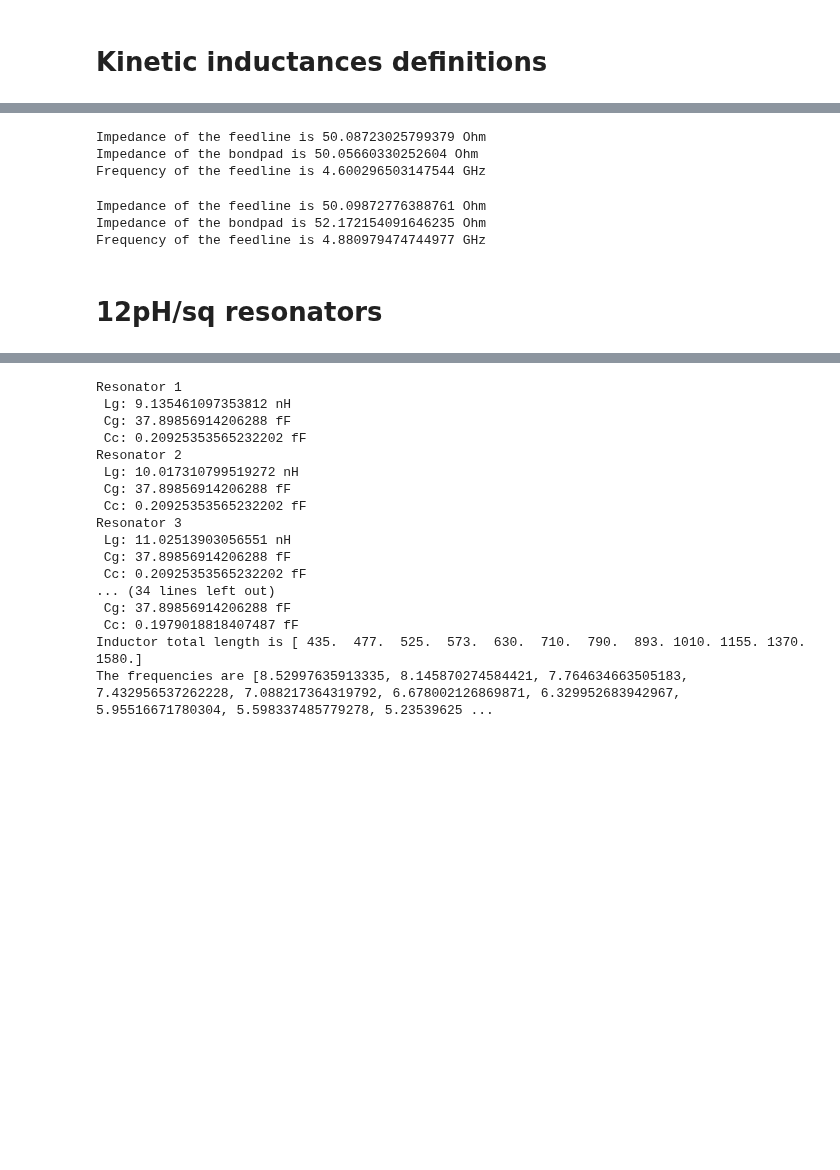
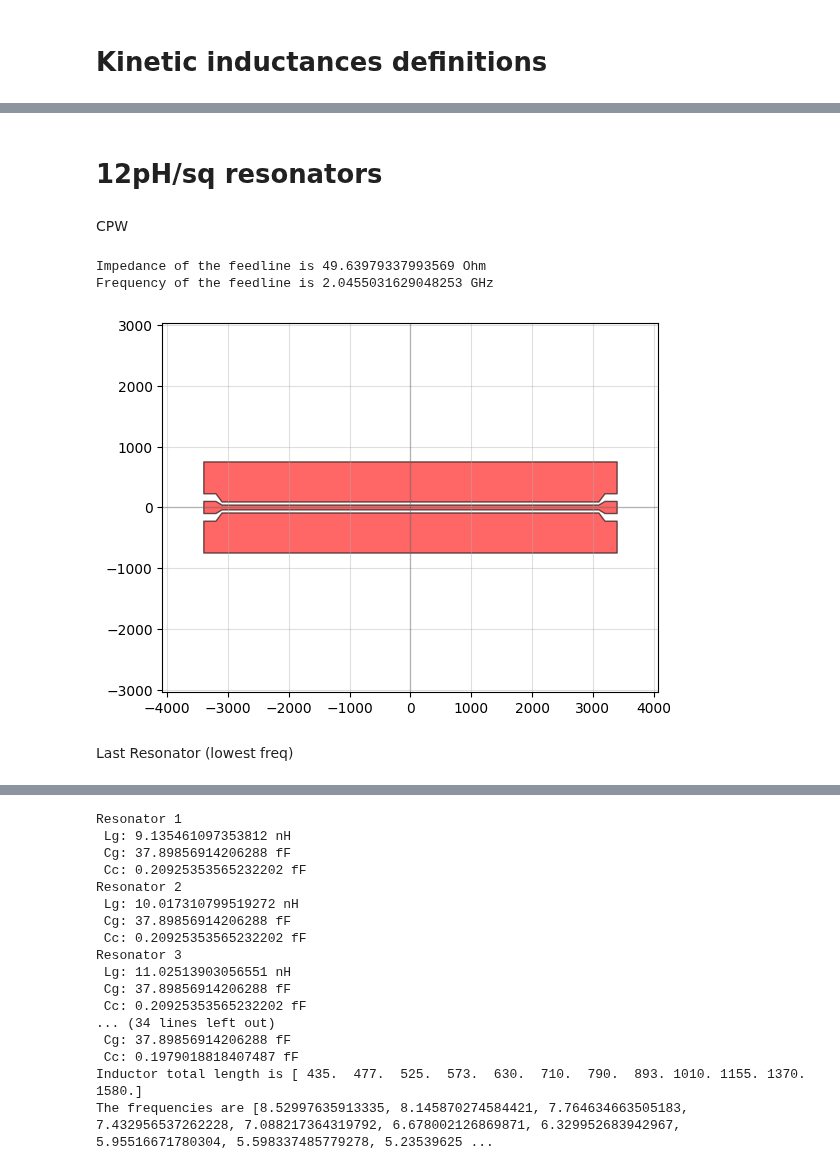
Before and after one commit to cbelo/resonators, a Jupyter notebook: 20240420-chips/design_chips.ipynb, the cells around one changed output, grey strips where cells are left out. Cells and saved outputs as stored; diff of their text form; code cells hidden in the pictures; blank space fills up the shorter version.

```diff
--- a/20240420-chips/design_chips.ipynb
+++ b/20240420-chips/design_chips.ipynb
@@ -85,36 +33,35 @@ Frequency of the feedline is 1.8087534382294541 GHz
-# %%
-# 61pH/sq on Ge!!
-FeedlineWidth61 = 87
-FeedlineLength61  = 5700
-FeedlineGap61 = 5
-FeedlineTaperLength61 =  100
-BondpadWidth61 =  184
-BondpadLength61 = 100
-BondpadGap61 = 100
-
-print('Impedance of the feedline is', impedance_CPW(FeedlineWidth61*1e-6, FeedlineGap61*1e-6, epsilon_r_Ge, thickness_subs_Ge, ind_kin_sq=Lk_61), 'Ohm')
-print('Impedance of the bondpad is', impedance_CPW(BondpadWidth61*1e-6, BondpadGap61*1e-6, epsilon_r_Ge, thickness_subs_Ge, ind_kin_sq=Lk_61), 'Ohm')
-print('Frequency of the feedline is', resonance_freq_CPW(FeedlineWidth61*1e-6, FeedlineGap61*1e-6, epsilon_r_Ge, thickness_subs_Ge, ind_kin_sq=Lk_61, length_CPW=(FeedlineLength61 + FeedlineTaperLength61 + BondpadLength61)*1e-6)/1e9, 'GHz')
-# %% [output]
-Impedance of the feedline is 50.08723025799379 Ohm
-Impedance of the bondpad is 50.05660330252604 Ohm
-Frequency of the feedline is 4.600296503147544 GHz
-# %%
-# 232pH/sq
-FeedlineWidth232 = 330
-FeedlineLength232  = 5700
-FeedlineGap232 = 5
-FeedlineTaperLength232 =  100
-BondpadWidth232 =  450
-BondpadLength232 = 100
-BondpadGap232 = 50
-
-print('Impedance of the feedline is', impedance_CPW(FeedlineWidth232*1e-6, FeedlineGap232*1e-6, epsilon_r_Si, thickness_subs_Si, ind_kin_sq=Lk_232), 'Ohm')
-print('Impedance of the bondpad is', impedance_CPW(BondpadWidth232*1e-6, BondpadGap232*1e-6, epsilon_r_Si, thickness_subs_Si, ind_kin_sq=Lk_232), 'Ohm')
-print('Frequency of the feedline is', resonance_freq_CPW(FeedlineWidth232*1e-6, FeedlineGap232*1e-6, epsilon_r_Si, thickness_subs_Si, ind_kin_sq=Lk_232, length_CPW=(FeedlineLength232 + FeedlineTaperLength232 + BondpadLength232)*1e-6)/1e9, 'GHz')
-# %% [output]
-Impedance of the feedline is 50.09872776388761 Ohm
-Impedance of the bondpad is 52.172154091646235 Ohm
-Frequency of the feedline is 4.880979474744977 GHz
 # %% [markdown]
 # 12pH/sq resonators
+# %% [markdown]
+CPW
+# %%
+FeedlineWidth12 = 80
+FeedlineLength12  = 6200
+FeedlineGap12 = 50
+FeedlineTaperLength12 =  100
+BondpadWidth12 =  200
+BondpadLength12 = 200
+BondpadGap12 = 200*50/80
+
+print('Impedance of the feedline is', impedance_CPW(FeedlineWidth12*1e-6, FeedlineGap12*1e-6, epsilon_r_Si, thickness_subs_Si, ind_kin_sq=Lk_12), 'Ohm')
+print('Frequency of the feedline is', resonance_freq_CPW(FeedlineWidth12*1e-6, FeedlineGap12*1e-6, epsilon_r_Si, thickness_subs_Si, ind_kin_sq=Lk_12, length_CPW=(FeedlineLength12 + FeedlineTaperLength12 + BondpadLength12)*1e-6)/1e9, 'GHz')
+# %% [output]
+Impedance of the feedline is 49.63979337993569 Ohm
+Frequency of the feedline is 2.0455031629048253 GHz
+# %%
+ChipSize12 = [FeedlineLength12 + 2*BondpadLength12 + 2*FeedlineTaperLength12, 1500]
+
+_, _, TLine12 = ChipTline(ChipSize12,
+                          FeedlineWidth12,
+                          FeedlineLength12,
+                          FeedlineGap12,
+                          FeedlineTaperLength12,
+                          BondpadWidth12,
+                          BondpadLength12,
+                          BondpadGap12)
+qp(TLine12)
+# TLine12.write_gds(r"C:\Users\localadmin\Documents\GitHub\resonators\gds_files\Tline-tests\20240527-SiRes-12pHsq-Tline-v1.gds")
+# %% [output]
+[figure, added]
+# %% [markdown]
+Last Resonator (lowest freq)
```
Also changed, not shown: parts of 33 cells of this notebook, 6 other files.
